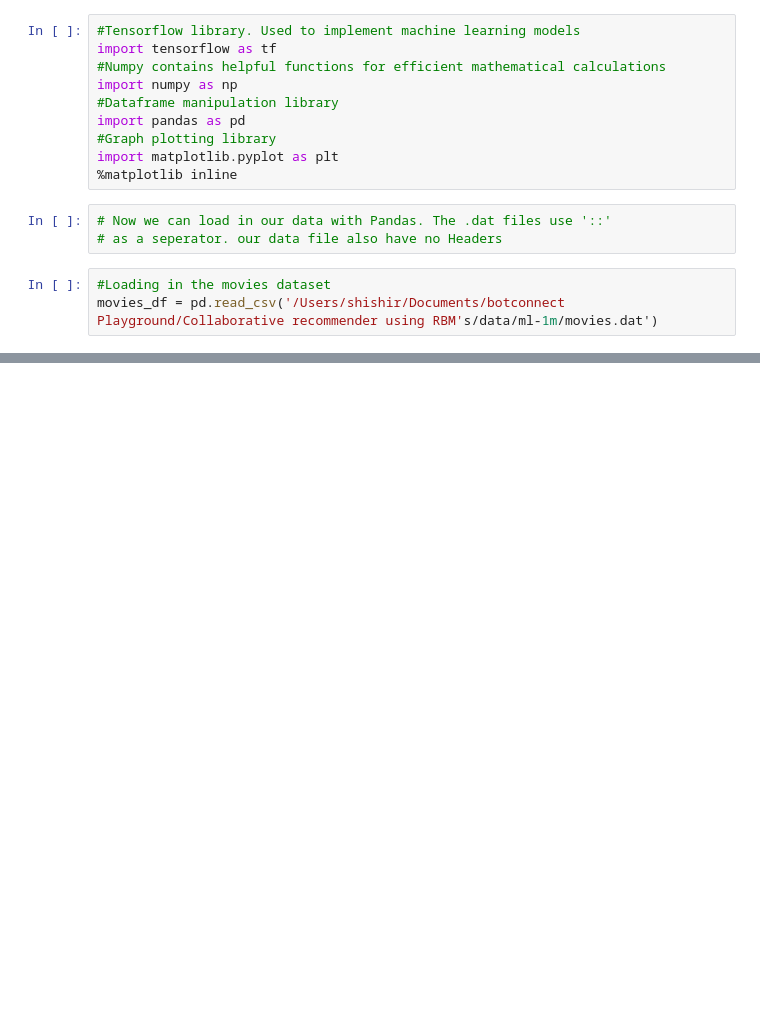
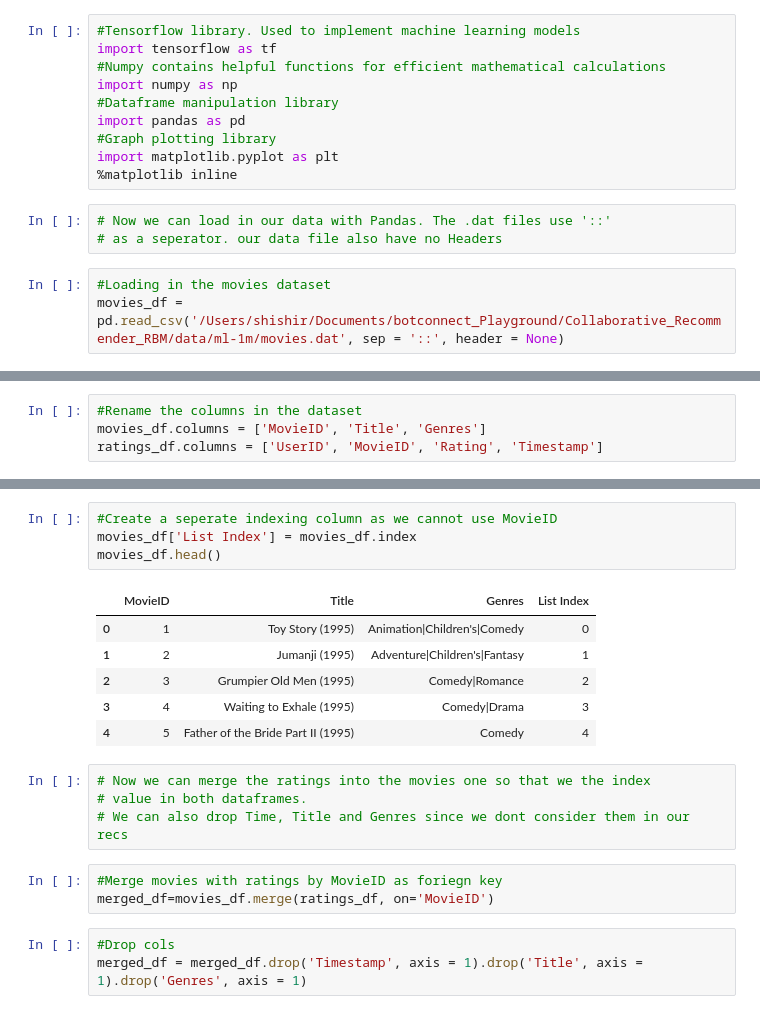
Before and after one commit to shishir-bg/Collaborative_Recommender_RBM, a Jupyter notebook: RBM_Collaborative_Recommender.ipynb, the cells around one changed output, grey strips where cells are left out. Cells and saved outputs as stored; diff of their text form; blank space fills up the shorter version.

```diff
--- a/RBM_Collaborative_Recommender.ipynb
+++ b/RBM_Collaborative_Recommender.ipynb
@@ -53,4 +54,4 @@ import matplotlib.pyplot as plt
 # as a seperator. our data file also have no Headers
 # %%
 #Loading in the movies dataset
-movies_df = pd.read_csv('/Users/shishir/Documents/botconnect Playground/Collaborative recommender using RBM's/data/ml-1m/movies.dat')
+movies_df = pd.read_csv('/Users/shishir/Documents/botconnect_Playground/Collaborative_Recommender_RBM/data/ml-1m/movies.dat', sep = '::', header = None)
@@ -58,0 +61,4 @@ SyntaxError: invalid syntax (<ipython-input-15-05016128cbc4>, line 2)
+# %%
+#Rename the columns in the dataset
+movies_df.columns = ['MovieID', 'Title', 'Genres']
+ratings_df.columns = ['UserID', 'MovieID', 'Rating', 'Timestamp']
@@ -58,0 +87,21 @@ SyntaxError: invalid syntax (<ipython-input-15-05016128cbc4>, line 2)
+# %%
+#Create a seperate indexing column as we cannot use MovieID
+movies_df['List Index'] = movies_df.index
+movies_df.head()
+# %% [output]
+|  | MovieID | Title | Genres | List Index |
+| 0 | 1 | Toy Story (1995) | Animation|Children's|Comedy | 0 |
+| 1 | 2 | Jumanji (1995) | Adventure|Children's|Fantasy | 1 |
+| 2 | 3 | Grumpier Old Men (1995) | Comedy|Romance | 2 |
+| 3 | 4 | Waiting to Exhale (1995) | Comedy|Drama | 3 |
+| 4 | 5 | Father of the Bride Part II (1995) | Comedy | 4 |
+# %%
+# Now we can merge the ratings into the movies one so that we the index
+# value in both dataframes.
+# We can also drop Time, Title and Genres since we dont consider them in our recs
+# %%
+#Merge movies with ratings by MovieID as foriegn key
+merged_df=movies_df.merge(ratings_df, on='MovieID')
+# %%
+#Drop cols
+merged_df = merged_df.drop('Timestamp', axis = 1).drop('Title', axis = 1).drop('Genres', axis = 1)
```
Also changed, not shown: parts of 33 cells of this notebook.
